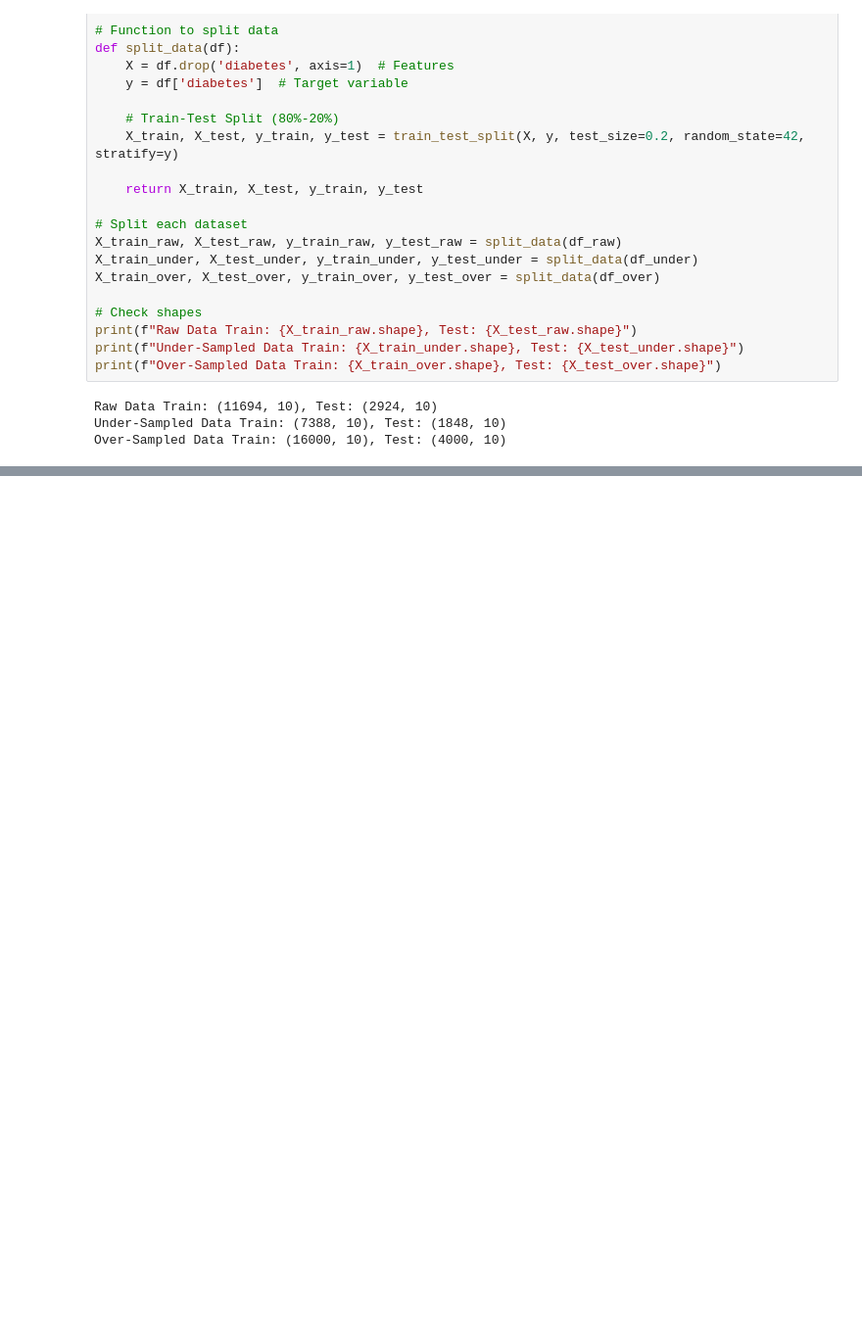
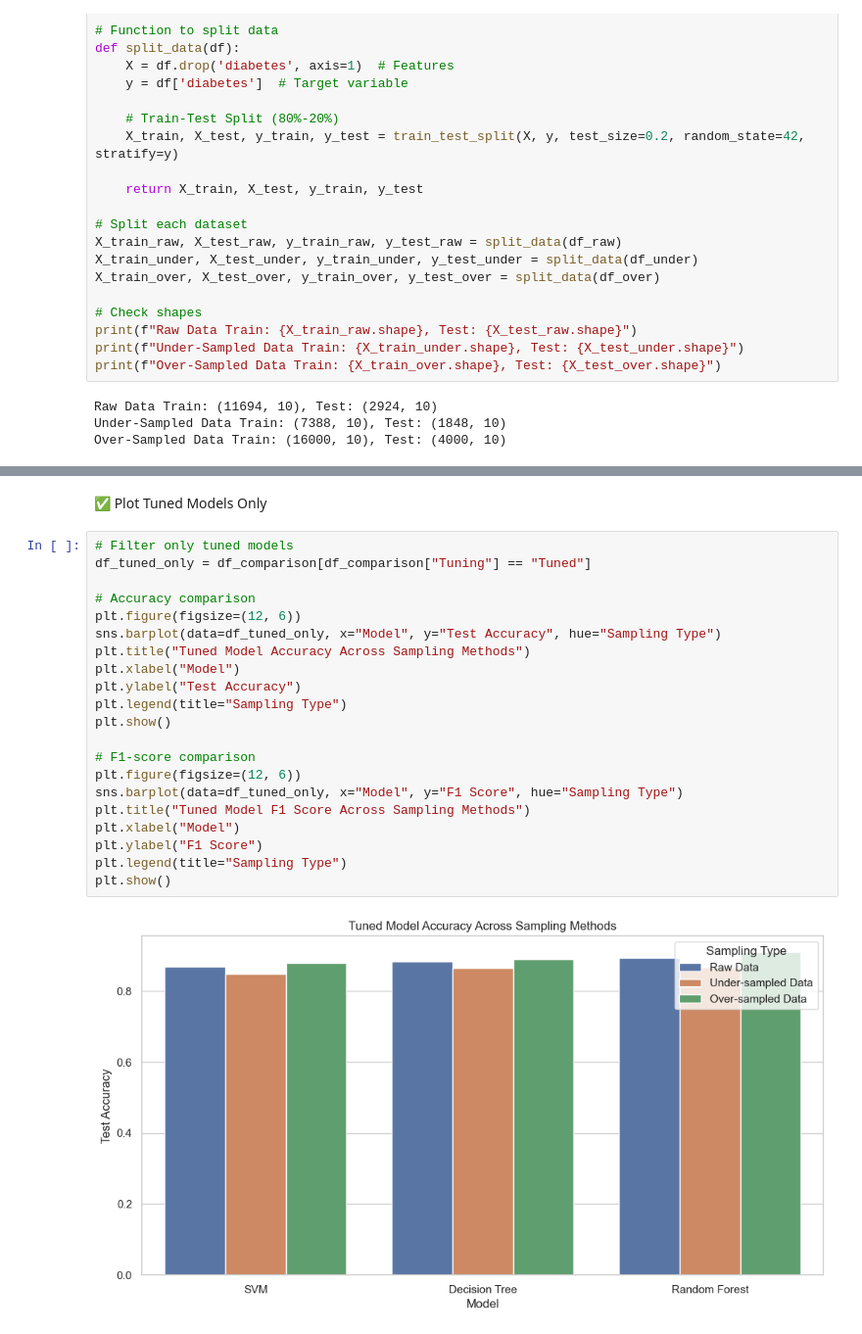
Before and after one commit to nangdypanhar/DataScienceProject, a Jupyter notebook: train_model/train_model.ipynb, the cells around one changed output, grey strips where cells are left out. Shown: that part at 98% size. Cells and saved outputs as stored; diff of their text form; blank space fills up the shorter version.

```diff
--- a/train_model/train_model.ipynb
+++ b/train_model/train_model.ipynb
@@ -532,0 +562,25 @@ plt.show()
+# %% [markdown]
+✅ Plot Tuned Models Only
+# %%
+# Filter only tuned models
+df_tuned_only = df_comparison[df_comparison["Tuning"] == "Tuned"]
+
+# Accuracy comparison
+plt.figure(figsize=(12, 6))
+sns.barplot(data=df_tuned_only, x="Model", y="Test Accuracy", hue="Sampling Type")
+plt.title("Tuned Model Accuracy Across Sampling Methods")
+plt.xlabel("Model")
+plt.ylabel("Test Accuracy")
+plt.legend(title="Sampling Type")
+plt.show()
+
+# F1-score comparison
+plt.figure(figsize=(12, 6))
+sns.barplot(data=df_tuned_only, x="Model", y="F1 Score", hue="Sampling Type")
+plt.title("Tuned Model F1 Score Across Sampling Methods")
+plt.xlabel("Model")
+plt.ylabel("F1 Score")
+plt.legend(title="Sampling Type")
+plt.show()
+# %% [output]
+[figure, added]
```
Also changed, not shown: parts of 31 cells of this notebook, 6 other files.
